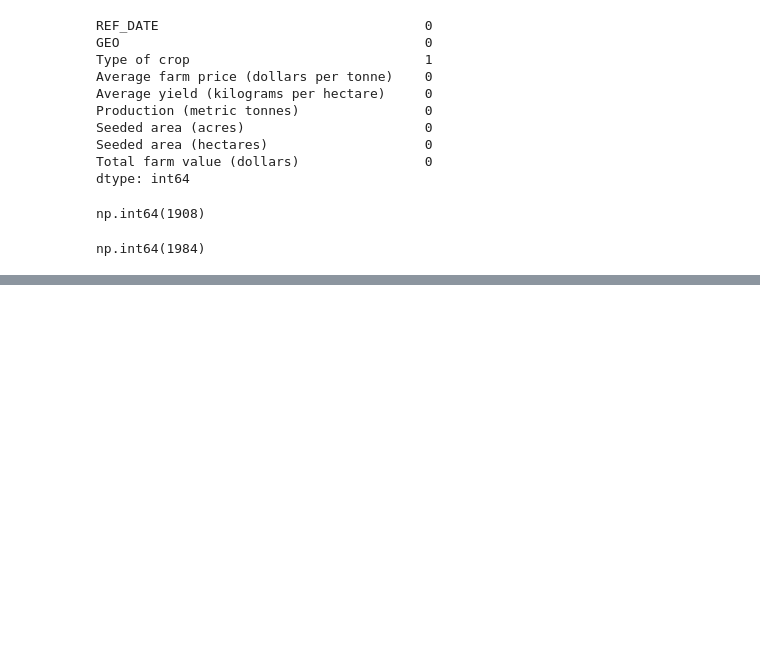
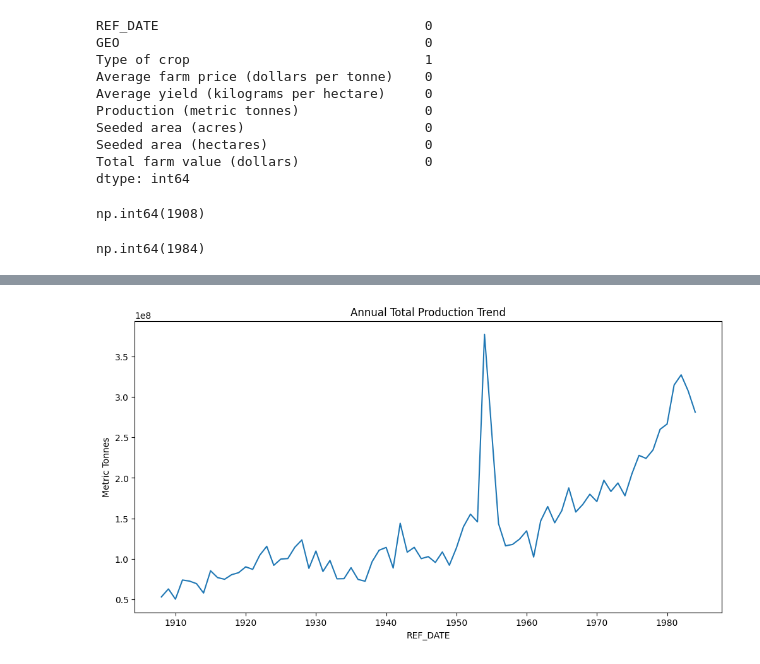
Before and after one commit to arshadziban/Data-Analysis-With-Python, a Jupyter notebook: Farm Produce Analysis_80Years/Farm_Produce_Analysis_80_Years.ipynb, the cells around one changed output, grey strips where cells are left out. Cells and saved outputs as stored; diff of their text form; code cells hidden in the pictures; blank space fills up the shorter version.

```diff
--- a/Farm Produce Analysis_80Years/Farm_Produce_Analysis_80_Years.ipynb
+++ b/Farm Produce Analysis_80Years/Farm_Produce_Analysis_80_Years.ipynb
@@ -83,0 +101,9 @@ np.int64(1984)
+# %%
+#How does production vary by year?
+plt.figure(figsize=(12,6))
+df.groupby('REF_DATE')['Production (metric tonnes)'].sum().plot()
+plt.title("Annual Total Production Trend")
+plt.ylabel("Metric Tonnes")
+plt.show()
+# %% [output]
+[figure, added]
```
Also changed, not shown: parts of 2 cells of this notebook.
